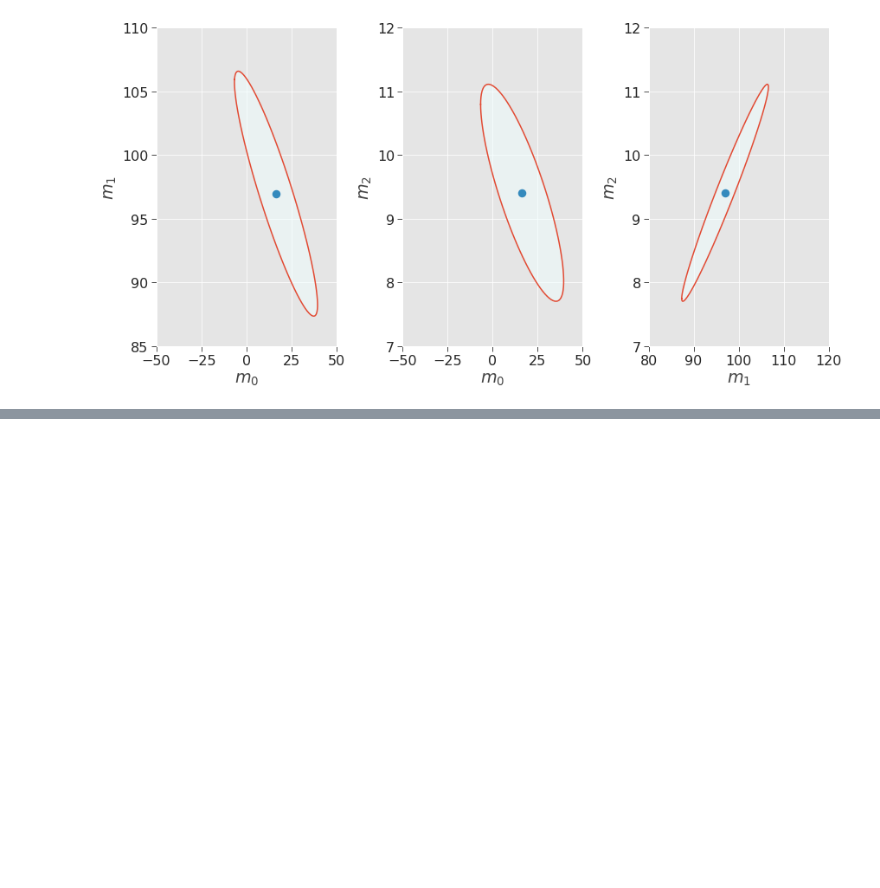
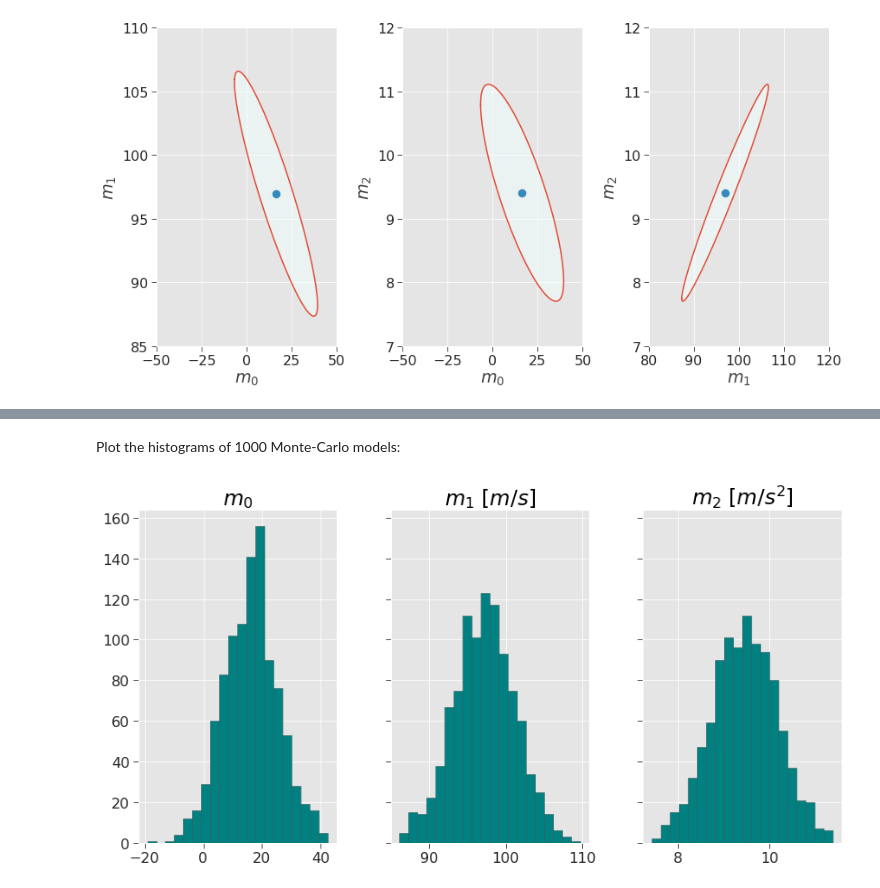
Before and after one commit to nimanzik/peiplib, a Jupyter notebook: notebooks/chap_02_ex_01-02.ipynb, the cells around one changed output, grey strips where cells are left out. Saved outputs shown, nothing was run; the diff lists cells and outputs as text; code cells hidden in the pictures; blank space fills up the shorter version.

```diff
--- a/notebooks/chap_02_ex_01-02.ipynb
+++ b/notebooks/chap_02_ex_01-02.ipynb
@@ -201,0 +249,14 @@ ax3.set(xlabel=r'$m_{1}$', ylabel=r'$m_{2}$', xlim=[80, 120], ylim=[7, 12]);
+# %% [markdown]
+Plot the histograms of 1000 Monte-Carlo models:
+# %%
+fig, axes = plt.subplots(1, 3, sharey=True, figsize=(12, 6))
+fig.tight_layout(w_pad=1.5)
+
+hist_kw = dict(bins=20, facecolor='teal', edgecolor='darkslategray')
+titles = ['$m_0$', '$m_1~[m/s]$', '$m_2~[m/s^2]$']
+for i_param in range(n_param):
+    ax = axes[i_param]
+    ax.hist(mest_mc[:, i_param], **hist_kw)
+    ax.set(title=titles[i_param])
+# %% [output]
+[figure, added]
```
Also changed, not shown: parts of 9 cells of this notebook, 1 other file.
